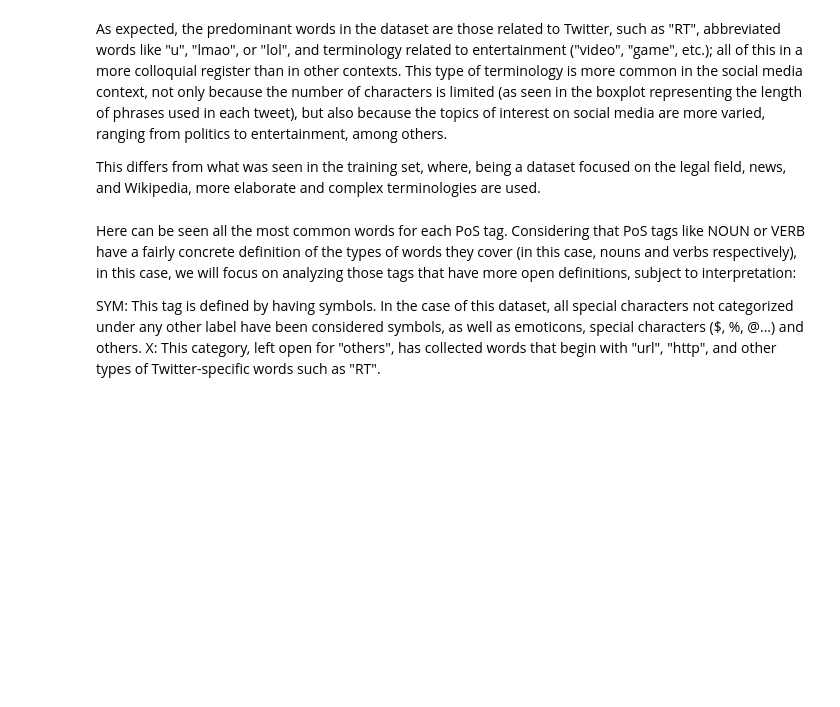
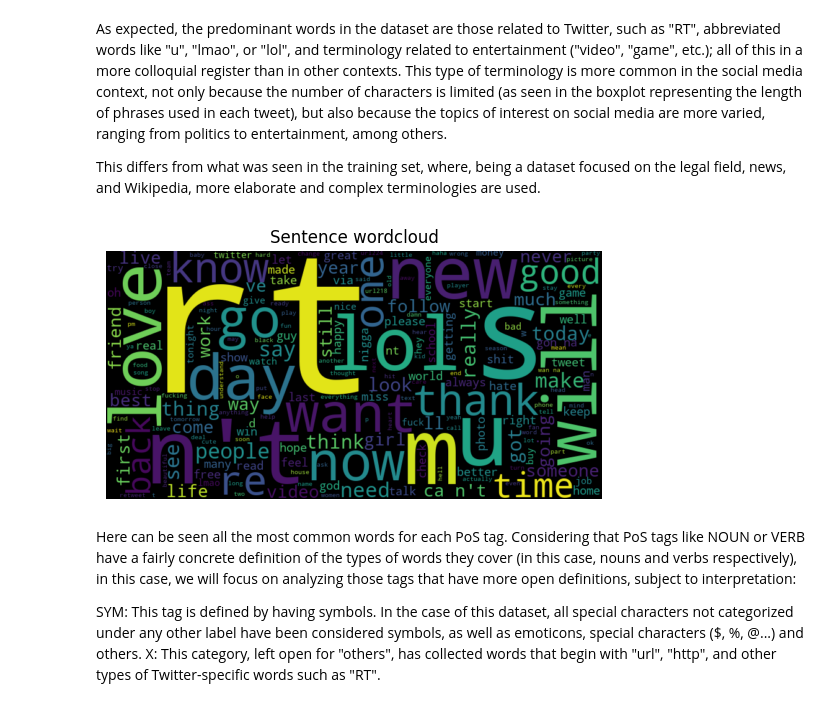
Before and after one commit to Maits27/Computational_syntax, a Jupyter notebook: OD_resultAnalysis.ipynb, the cells around one changed output. Saved outputs shown, nothing was run; the diff lists cells and outputs as text; code cells hidden in the pictures; blank space fills up the shorter version.

```diff
--- a/OD_resultAnalysis.ipynb
+++ b/OD_resultAnalysis.ipynb
@@ -177,41 +303,43 @@ This differs from what was seen in the training set, where, being a dataset focu
 # %%
 def wordclouds_by_tag(info):
     num_por_linea = 4
-    plt.figure(figsize=(15, 10), facecolor='none')
+    plt.figure(figsize=(15, 10), facecolor='white')
 
     for i, (categoria, palabras) in enumerate(info.items()):
         text = ' '.join(palabras)
         wordcloud = WordCloud(width=400, height=400, background_color=None, regexp=r'\S+').generate(text)
 
         plt.subplot(len(info) // num_por_linea + 1, num_por_linea, i + 1)
         plt.imshow(wordcloud, interpolation='bilinear')
         plt.axis('off')
         plt.title(categoria)
     plt.tight_layout()
     plt.show()
 
 
 def wordcloud_of_words_or_sentences(sentences, title="Sentence wordcloud"):
     joined_sentences = ' '
     if all(isinstance(words, list) for words in sentences): # If it is an array of arrays with words [['I', 'am', 'a', 'sentence'], ['I', 'am', 'another', 'sentence']]
         sent_flat = [palabra for sublista in sentences for palabra in sublista]
         joined_sentences = ' '.join(sent_flat)
     elif all(isinstance(sentence, str) for sentence in sentences): # If it is an array of strings ['I am a sentence', 'I am another sentence']
         joined_sentences = ' '.join(sentences)
 
-    wordcloud = WordCloud(width=800, height=400, background_color='white').generate(joined_sentences)
+    wordcloud = WordCloud(width=800, height=400, background_color=None).generate(joined_sentences)
     plt.figure()
     plt.title(title)
     plt.imshow(wordcloud, interpolation="bilinear")
     plt.axis("off")
     plt.show()
 
 
 
 all_sentences = []
 for i in all_info.values():
     all_sentences += [' '.join(i['sentence'])]
 wordcloud_of_words_or_sentences(all_sentences)
+# %% [output]
+[figure, added]
 # %% [markdown]
 Here can be seen all the most common words for each PoS tag. Considering that PoS tags like NOUN or VERB have a fairly concrete definition of the types of words they cover (in this case, nouns and verbs respectively), in this case, we will focus on analyzing those tags that have more open definitions, subject to interpretation:
 
```
Also changed, not shown: parts of 6 cells of this notebook.
